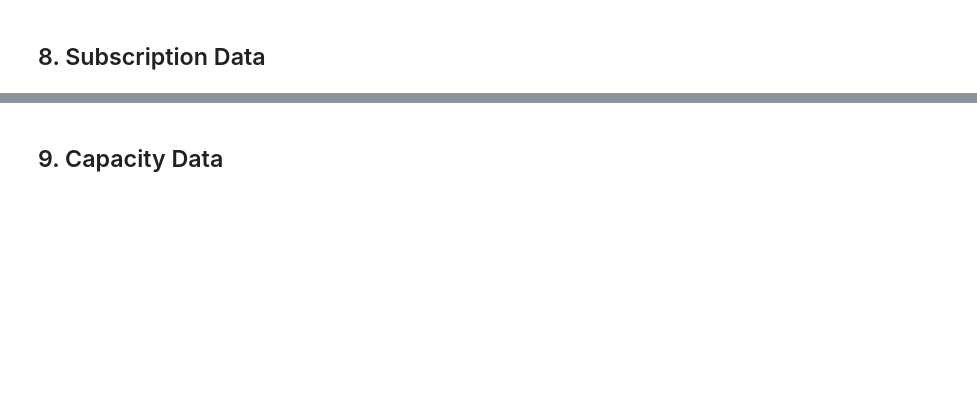
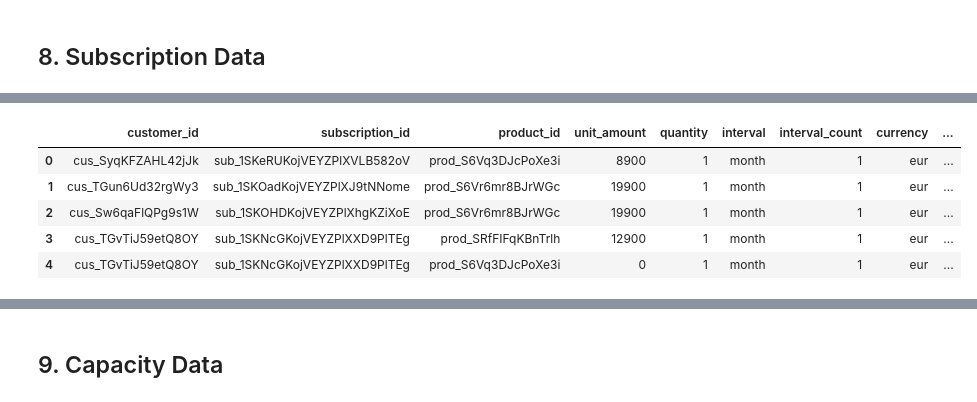
Before and after one commit to peec-ai/stripe-migration-analysis, a Jupyter notebook: transform/notebooks/migration_analysis-match.ipynb, the cells around one changed output, grey strips where cells are left out. Cells and saved outputs as stored; diff of their text form; code cells hidden in the pictures; blank space fills up the shorter version.

```diff
--- a/transform/notebooks/migration_analysis-match.ipynb
+++ b/transform/notebooks/migration_analysis-match.ipynb
@@ -169,14 +246,15 @@ class Subscription(CamelCaseModel):
 
 class SubscriptionItem(BaseModel):
     """Flattened subscription item model"""
+    customer_id: str
     subscription_id: str
-    customer_id: str
-    discounts: List[str]
-    currency: Literal["eur", "usd"]
+    product_id: str
+    unit_amount: int
+    quantity: int
     interval: Literal["month", "year"]
     interval_count: int
-    product_id: str
-    unit_amount: int
+    currency: Literal["eur", "usd"]
+    discounts: List[str]
 
 
 class Product(CamelCaseModel):
@@ -307,15 +385,15 @@ for sub in subs_raw:
         price = item.get("price", {})
         recurring = price.get("recurring", {})
         subscription_items_flat.append({
+            "customer_id": sub["customer"],
             "subscription_id": sub["id"],
-            "customer_id": sub["customer"],
-            "discounts": item["discounts"],
-            "currency": sub["currency"],
             "product_id": price.get("product"),
             "unit_amount": price.get("unit_amount"),
-            "price_currency": price.get("currency"),
+            "quantity": item.get("quantity", 1),  # Default to 1 if missing
             "interval": recurring.get("interval"),
             "interval_count": recurring.get("interval_count"),
+            "currency": sub["currency"],
+            "discounts": item["discounts"],
         })
 
 print(f"Flattened subscription items: {len(subscription_items_flat)}")
@@ -463,0 +471,9 @@ sub_items_with_product.head(15)
+# %%
+sub_items_df.head()
+# %% [output]
+|  | customer_id | subscription_id | product_id | unit_amount | quantity | interval | interval_count | currency | ... |
+| 0 | cus_SyqKFZAHL42jJk | sub_1SKeRUKojVEYZPlXVLB582oV | prod_S6Vq3DJcPoXe3i | 8900 | 1 | month | 1 | eur | ... |
+| 1 | cus_TGun6Ud32rgWy3 | sub_1SKOadKojVEYZPlXJ9tNNome | prod_S6Vr6mr8BJrWGc | 19900 | 1 | month | 1 | eur | ... |
+| 2 | cus_Sw6qaFlQPg9s1W | sub_1SKOHDKojVEYZPlXhgKZiXoE | prod_S6Vr6mr8BJrWGc | 19900 | 1 | month | 1 | eur | ... |
+| 3 | cus_TGvTiJ59etQ8OY | sub_1SKNcGKojVEYZPlXXD9PlTEg | prod_SRfFIFqKBnTrlh | 12900 | 1 | month | 1 | eur | ... |
+| 4 | cus_TGvTiJ59etQ8OY | sub_1SKNcGKojVEYZPlXXD9PlTEg | prod_S6Vq3DJcPoXe3i | 0 | 1 | month | 1 | eur | ... |
```
Also changed, not shown: parts of 32 cells of this notebook, 3 other files.
